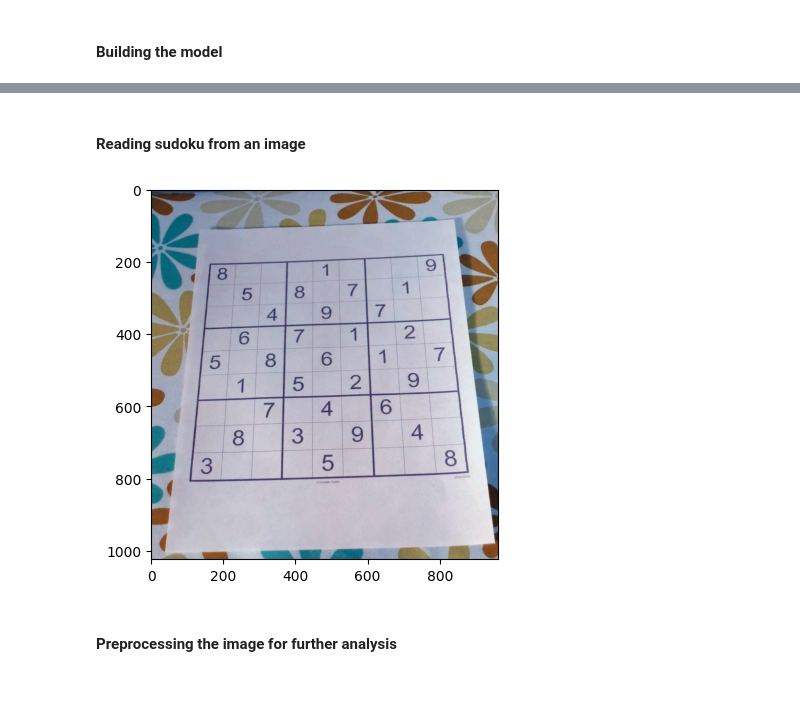
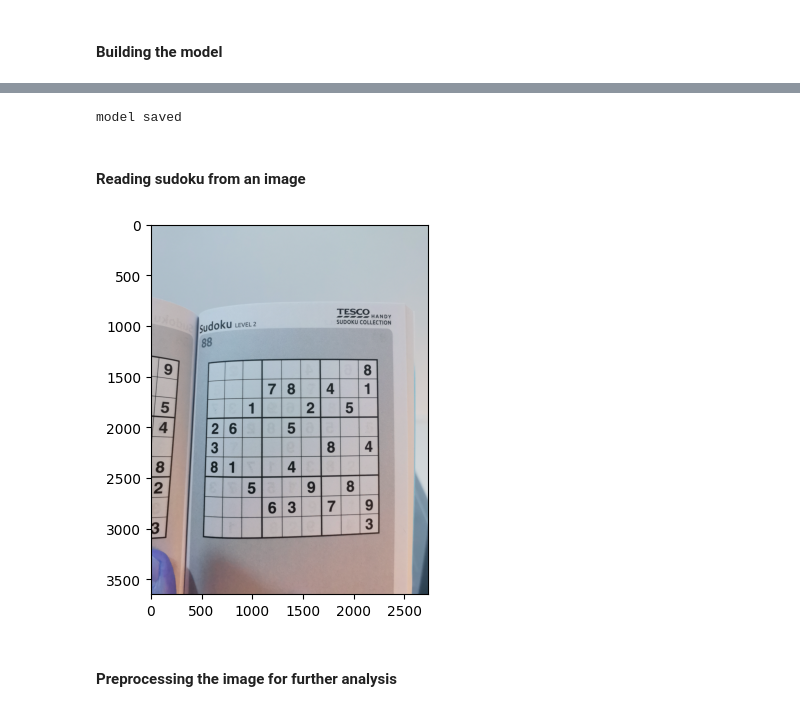
Before and after one commit to Isa1asN/sudoku_solver, a Jupyter notebook: backend/model/train.ipynb, the cells around one changed output, grey strips where cells are left out. Saved outputs shown, nothing was run; the diff lists cells and outputs as text; code cells hidden in the pictures.

```diff
--- a/backend/model/train.ipynb
+++ b/backend/model/train.ipynb
@@ -140,14 +133,19 @@ Test Loss: 0.001865738769993186
 Test Accuracy: 0.998031497001648
+# %%
+model.save('model.h5')
+print('model saved')
+# %% [output]
+model saved
 # %% [markdown]
 #### Reading sudoku from an image
 # %%
 folder="../data/sudoku_imgs"
-sudoku_a = cv2.imread(folder+'/'+ 'sud.jpg')
+sudoku_a = cv2.imread(folder+'/'+ '3.jpg')
 plt.figure()
 plt.imshow(sudoku_a)
 plt.show()
 # %% [output]
-[figure, old version]
+[figure, new version]
 # %% [markdown]
 #### Preprocessing the image for further analysis
 # %%
```
Also changed, not shown: parts of 23 cells of this notebook, 2 other files.
